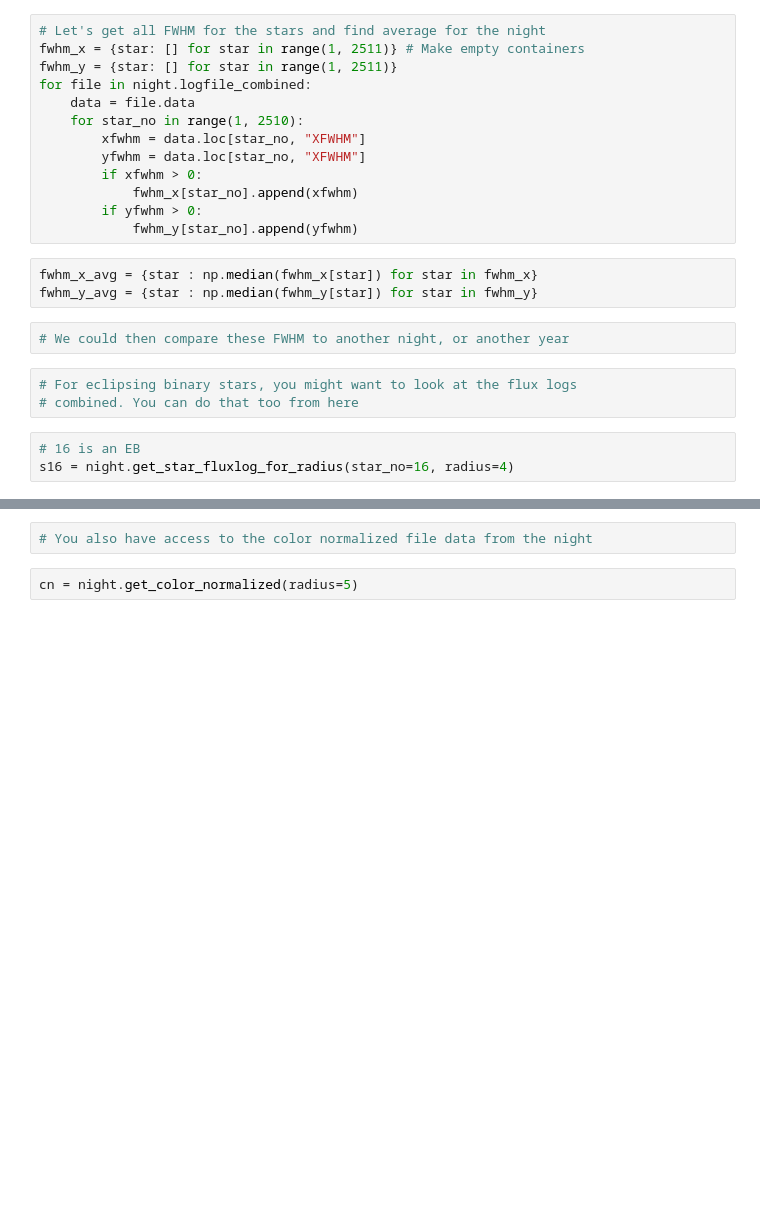
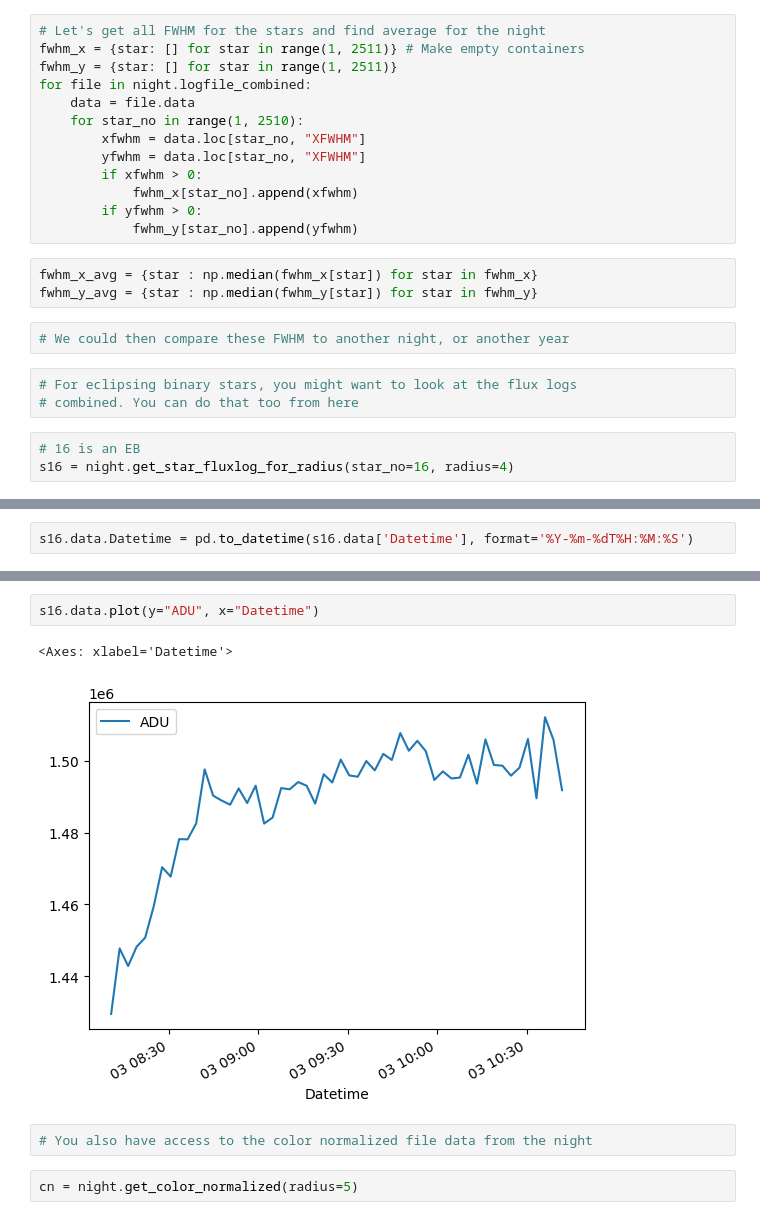
Before and after one commit to LutherAstrophysics/suman-analysis, a Jupyter notebook: intra/all_data_intranight.ipynb, the cells around one changed output, grey strips where cells are left out. Cells and saved outputs as stored; diff of their text form; blank space fills up the shorter version.

```diff
--- a/intra/all_data_intranight.ipynb
+++ b/intra/all_data_intranight.ipynb
@@ -140,0 +131,2 @@ s16.data
+# %%
+s16.data.Datetime = pd.to_datetime(s16.data['Datetime'], format='%Y-%m-%dT%H:%M:%S')
@@ -141,3 +142,8 @@ s16.data
+# %%
+s16.data.plot(y="ADU", x="Datetime")
+# %% [output]
+<Axes: xlabel='Datetime'>
+[figure, added]
 # %%
 # You also have access to the color normalized file data from the night
 # %%
```
Also changed, not shown: parts of 12 cells of this notebook.
